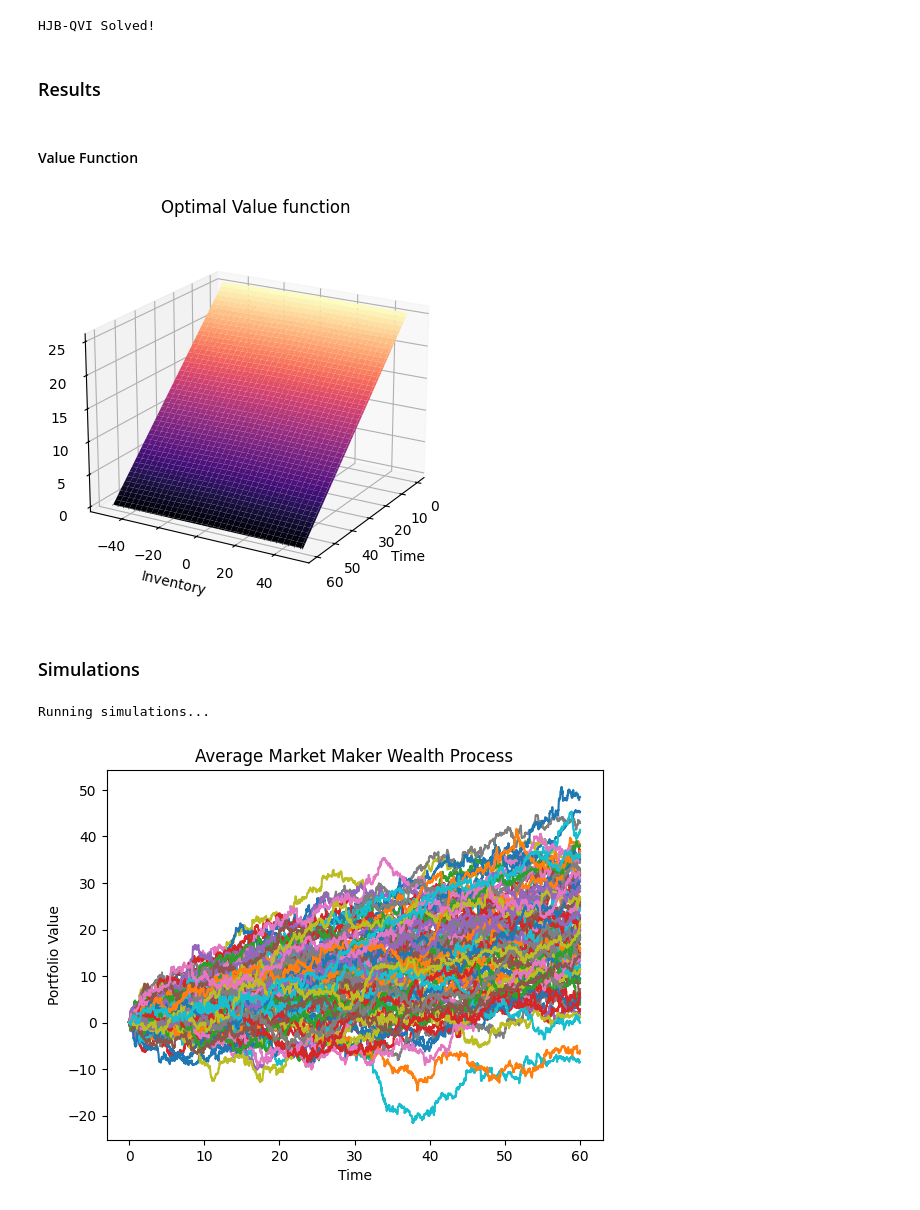
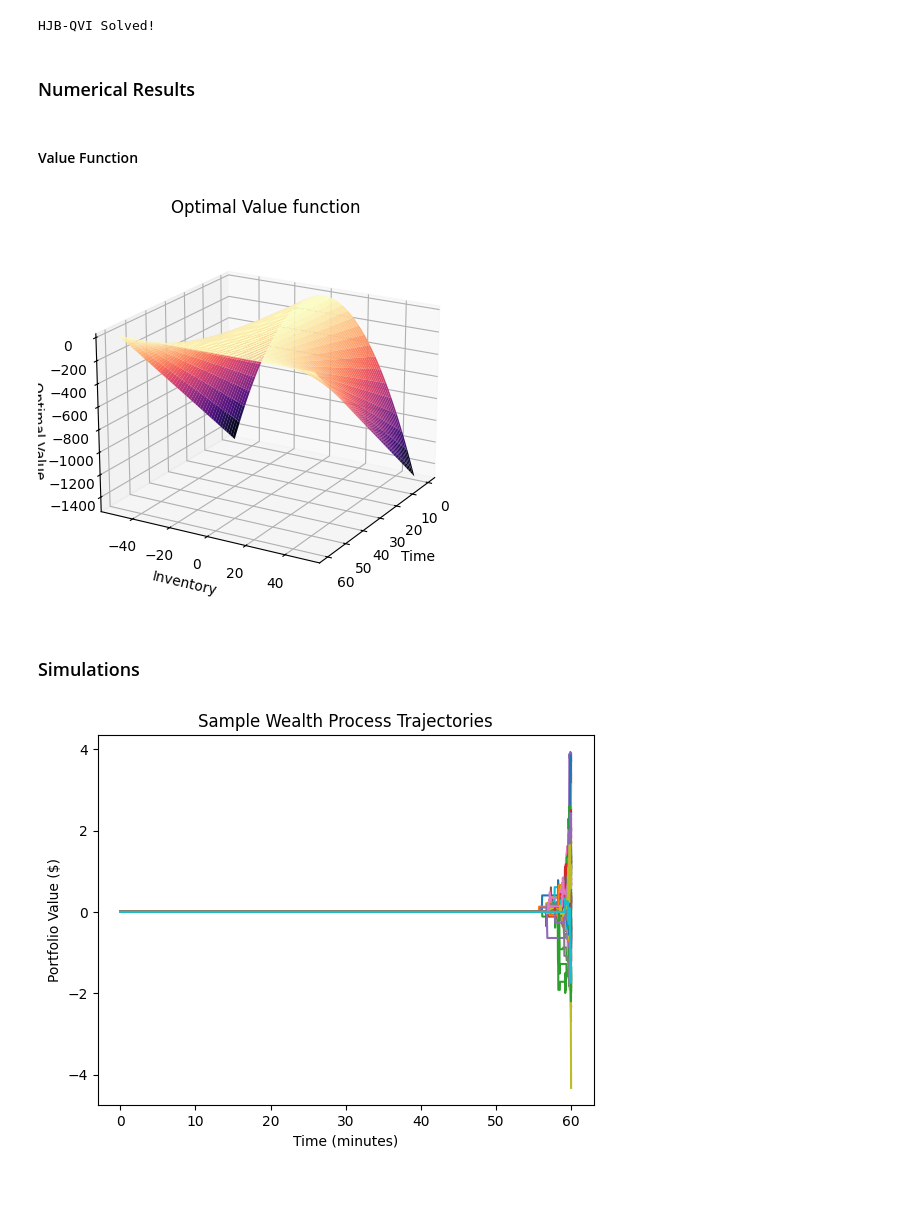
Before and after one commit to rsabum/High-Frequency-Trading, a Jupyter notebook: notebook.ipynb, the cells around one changed output. Drawn from its saved outputs; the diff is of its cells as text; code cells hidden in the pictures.

```diff
--- a/notebook.ipynb
+++ b/notebook.ipynb
@@ -299,7 +290,7 @@ from tqdm import tqdm
 import matplotlib.pyplot as plt
 from src import MarketMaker, MarketSimulation
 # %%
-T = 60               # 5 minutes
+T = 60              # 5 minutes
 N = T * 60          # one step per second
 
 q_min = -50         # largest allowed short position
@@ -310,25 +301,23 @@ sigma = 0.01        # volatility parameter
 S0 = 100            # initial price
 ds = 0.01           # tick size
 
-lambda_bid = 50     # Number of market order arrivals per minute on the bid
-lambda_ask = 50     # Number of market order arrivals per minute on the ask
+lambda_bid = 100    # Number of market order arrivals per minute on the bid
+lambda_ask = 100    # Number of market order arrivals per minute on the ask
 kappa_bid = 100     # Decay parameter for "fill rate" on the bid
 kappa_ask = 100     # Decay parameter for "fill rate" on the ask
 
-phi = 1e-2          # running inventory penalty parameter
+phi = 0.01         # running inventory penalty parameter
 alpha = 0           # terminal inventory penalty parameter
 
 rebate = 0.0025     # rebate rate for providing liquidity
-cost = 0.005        # cost for taking liquidity
 # %%
-market = MarketSimulation(T, N, q_min, q_max, mu, sigma, S0, ds, lambda_bid, lambda_ask, kappa_bid, kappa_ask, rebate, cost)
-agent = MarketMaker(T, N, q_min, q_max, lambda_bid, lambda_ask, kappa_bid, kappa_ask, rebate, cost, phi, alpha)
+agent = MarketMaker(T, N, q_min, q_max, lambda_bid, lambda_ask, kappa_bid, kappa_ask, rebate, phi, alpha)
 agent.solve_hjb_qvi()
 # %% [output]
 Solving HJB-QVI...
 HJB-QVI Solved!
 # %% [markdown]
-### Results
+### Numerical Results
 # %% [markdown]
 #### Value Function
 # %%
@@ -351,11 +340,12 @@ pp3d.plot_surface(X, Y, value_function.V.T, cmap='magma')
 
 plt.show()
 # %% [output]
-[figure, old version]
+[figure, new version]
 # %% [markdown]
 ### Simulations
 # %%
-print("Running simulations...")
+market = MarketSimulation(T, N, q_min, q_max, mu, sigma, S0, ds, lambda_bid, lambda_ask, kappa_bid, kappa_ask, rebate)
+
 M = 100
 W = np.zeros((M, N + 1))
 for i in tqdm(range(M)):
@@ -363,20 +353,18 @@ for i in tqdm(range(M)):
     state = market.reset()
 
     while not done:
-        action = agent.run(state)
-        state, wealth, done, j = market.step(action)
+        bid, ask = agent.run(state)
+        state, wealth, done, j = market.step(bid, ask)
         W[i][j] = wealth
-# %% [output]
-Running simulations...
 # %%
 plt.plot(market.t_grid, W.T)
 
-plt.xlabel('Time')
-plt.ylabel('Portfolio Value')
-plt.title('Average Market Maker Wealth Process')
+plt.xlabel('Time (minutes)')
+plt.ylabel('Portfolio Value ($)')
+plt.title('Sample Wealth Process Trajectories')
 plt.show()
 # %% [output]
-[figure, old version]
+[figure, new version]
 # %%
 mean = np.mean(W, axis=0)
 std = np.std(W, axis=0)
```
Also changed, not shown: parts of 4 cells of this notebook, 2 other files.
